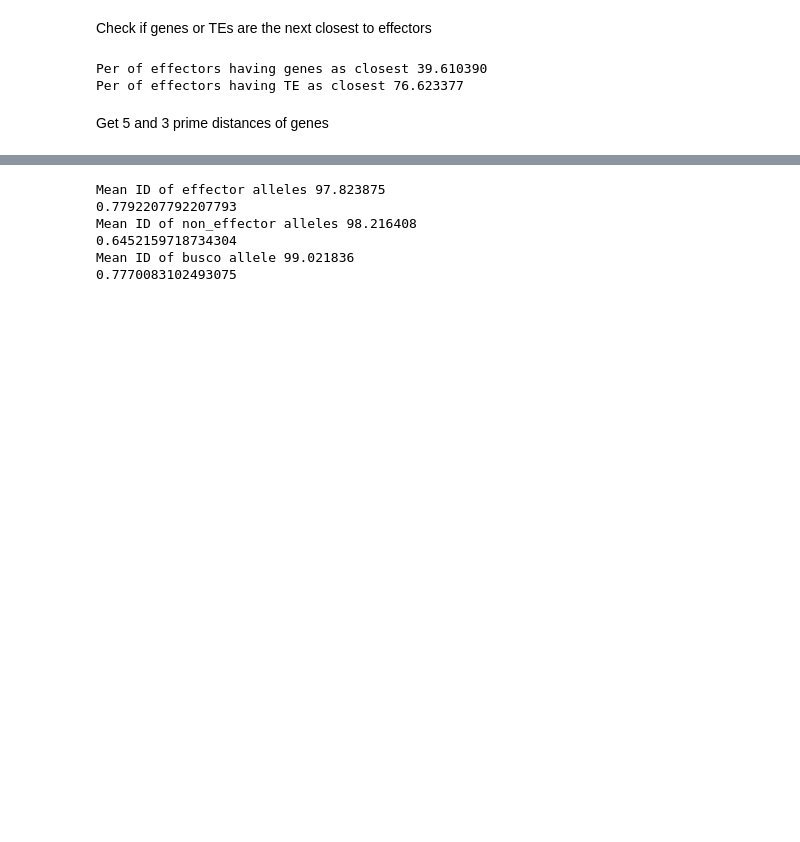
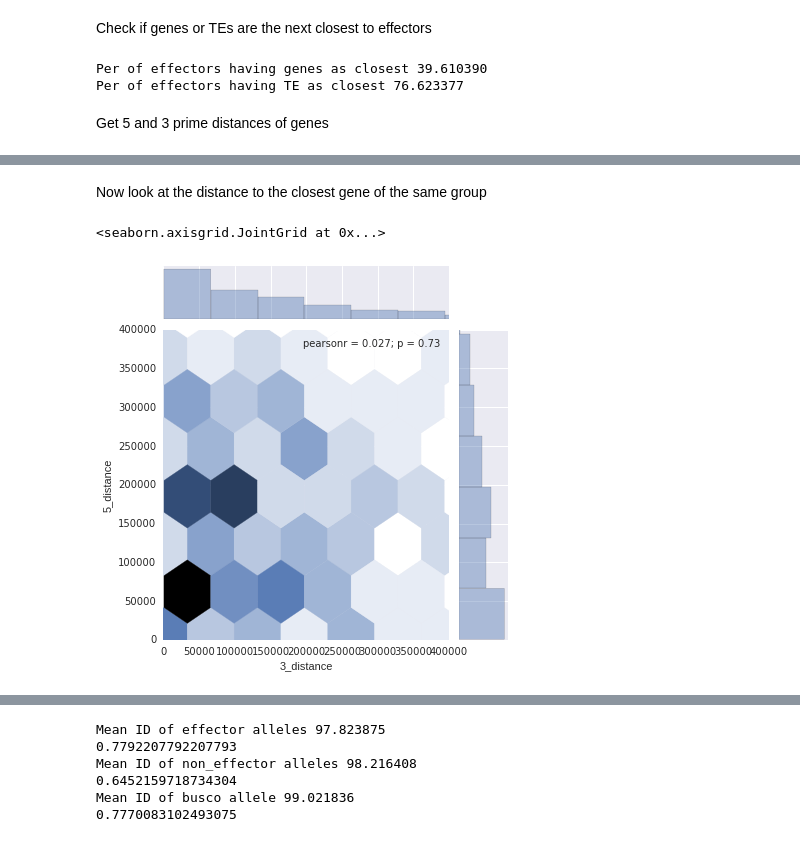
Before and after one commit to BenjaminSchwessinger/Pst_104E_analysis, a Jupyter notebook: Pst_104E_v12_effectors_cluster_8.ipynb, the cells around one changed output, grey strips where cells are left out. Drawn from its saved outputs; the diff is of its cells as text; code cells hidden in the pictures; blank space fills up the shorter version.

```diff
--- a/Pst_104E_v12_effectors_cluster_8.ipynb
+++ b/Pst_104E_v12_effectors_cluster_8.ipynb
@@ -1060,0 +1085,37 @@ Quick look at allele analysis
+# %% [markdown]
+Now look at the distance to the closest gene of the same group
+# %%
+#now get the 3 prime distante to genes using the D='a' and iu flag in bedtools
+p_allall_rand_sub = p_allgene_bed.random_subset(sub_set)
+p_effector_bed_rand_sub = p_effector_bed.random_subset(sub_set)
+p_busco_bed_rand_sub = p_busco_bed.random_subset(sub_set)
+
+all_all_rand_3 = p_allall_rand_sub.closest( p_allall_rand_sub ,  N=True, iu=True, D='a' ).to_dataframe().iloc[:,[0, 3, 9,12]]
+
+
+all_all_rand_3.rename(columns={12:'3_distance', 3:'query', 9:'3_target', 0:'contig'}, inplace=True)
+
+#now get the 5 prime distante to genes using the D='a' and id flag in bedtools
+all_all_rand_5 = p_allall_rand_sub.closest( p_allall_rand_sub.fn ,  N=True, id=True, D='a' ).to_dataframe().iloc[:,[0, 3, 9,12]]
+all_all_rand_5.rename(columns={12:'5_distance', 3:'query', 9:'5_target', 0:'contig'}, inplace=True)
+
+all_all_rand_merged = all_all_rand_3.merge(all_all_rand_5, on=['query', 'contig'])
+
+#needs to be fixed to take boundaries into account. Filter out everythign that has a 5' distance of -1 meaning nothing
+#and is at the begining of the contig .1 <- the .1 was no appropriate here as the random subsampling can lead
+#to alternative first gene models selected on the respective contig
+#extended the initial df of closest to include also queyr and target. Now filtering on no target ='.' possible
+
+all_all_rand_merged = all_all_rand_merged[((all_all_rand_merged['5_target'] != '.')&(all_all_rand_merged['3_target'] != '.')  ) ]
+
+
+
+all_all_rand_merged['5_distance'] = abs(all_all_rand_merged['5_distance'])
+all_all_rand_merged['5_distance_log10'] = np.log10(all_all_rand_merged['5_distance'])
+all_all_rand_merged['3_distance_log10'] = np.log10(all_all_rand_merged['3_distance'])
+
+
+sns.jointplot(x='3_distance', y='5_distance', data=all_all_rand_merged,xlim=[0,400000], ylim=[0,400000], kind="hex")
+# %% [output]
+<seaborn.axisgrid.JointGrid at 0x...>
+[figure, added]
```
Also changed, not shown: parts of 23 cells of this notebook, 1 other file.
